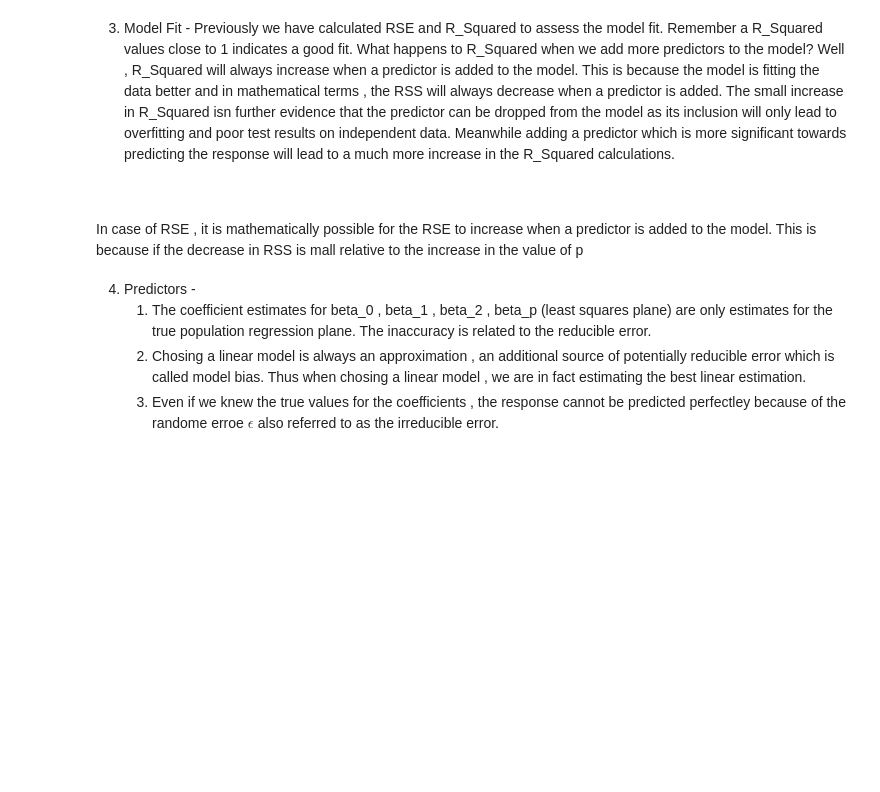
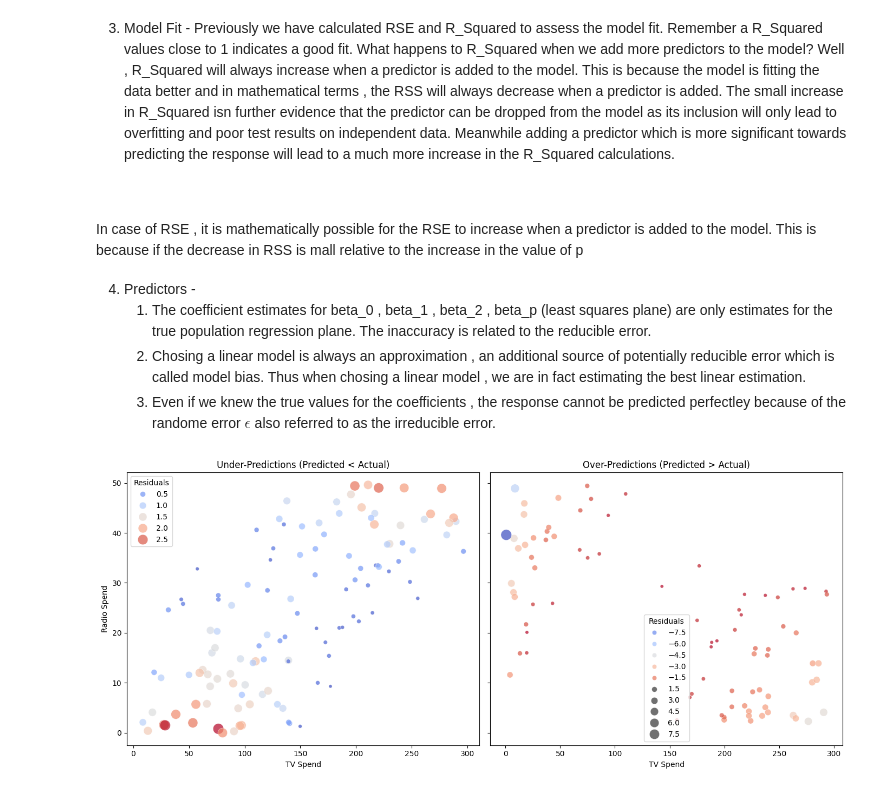
Before and after one commit to shubhambhardwaj98/Playground, a Jupyter notebook: linear_regression/Linear Regression.ipynb, the cells around one changed output. Cells and saved outputs as stored; diff of their text form; code cells hidden in the pictures; blank space fills up the shorter version.

```diff
--- a/linear_regression/Linear Regression.ipynb
+++ b/linear_regression/Linear Regression.ipynb
@@ -14,8 +14,8 @@ import matplotlib.pyplot as plt
 import seaborn as sns
 # %%
 #Change RAW DATA here and set the input/output variables accordingly
-
-df = pd.read_csv('C:/ML Playground/datasets/Advertising.csv', index_col=0)
+dataset_path = 'C:/ML Playground/datasets/Advertising.csv'
+df = pd.read_csv(dataset_path, index_col=0)
 # %%
 predictor = 'TV'
 response = 'sales'
@@ -614,4 +616,40 @@ the value of p
 4. Predictors -
     1. The coefficient estimates for beta_0 , beta_1 , beta_2 , beta_p (least squares plane) are only estimates for the true population regression plane. The inaccuracy is related to the reducible error.
     2. Chosing a linear model is always an approximation , an additional source of potentially reducible error which is called model bias. Thus when chosing a linear model , we are in fact estimating the best linear estimation.
-    3. Even if we knew the true values for the coefficients , the response cannot be predicted perfectley because of the randome erroe $\epsilon$ also referred to as the irreducible error.
+    3. Even if we knew the true values for the coefficients , the response cannot be predicted perfectley because of the randome error $\epsilon$ also referred to as the irreducible error.
+# %%
+y_pred_only_2_predictors = coefficients[0] + coefficients[1] * np.array(pd.DataFrame(X)[1].to_list()) + coefficients[2] * np.array(pd.DataFrame(X)[2].to_list())
+
+TV = df['TV'].values
+Radio = df['radio'].values
+Actual_Sales = df['sales'].values
+Predicted_Sales = y_pred_only_2_predictors
+
+df['Residuals'] = Actual_Sales - Predicted_Sales
+
+
+under_predicted = df[df['Residuals'] > 0]
+over_predicted = df[df['Residuals'] < 0]
+
+fig, axes = plt.subplots(1, 2, figsize=(14, 6), sharey=True)
+
+
+sns.scatterplot(ax=axes[0], x=under_predicted['TV'], y=under_predicted['radio'],
+                hue=under_predicted['Residuals'], palette="coolwarm", size=abs(under_predicted['Residuals']),
+                sizes=(20, 200), alpha=0.7)
+axes[0].set_title("Under-Predictions (Predicted < Actual)")
+axes[0].set_xlabel("TV Spend")
+axes[0].set_ylabel("Radio Spend")
+
+
+sns.scatterplot(ax=axes[1], x=over_predicted['TV'], y=over_predicted['radio'],
+                hue=over_predicted['Residuals'], palette="coolwarm", size=abs(over_predicted['Residuals']),
+                sizes=(20, 200), alpha=0.7)
+axes[1].set_title("Over-Predictions (Predicted > Actual)")
+axes[1].set_xlabel("TV Spend")
+axes[1].set_ylabel("Radio Spend")
+
+plt.tight_layout()
+plt.show()
+# %% [output]
+[figure, added]
```
Also changed, not shown: parts of 17 cells of this notebook.
